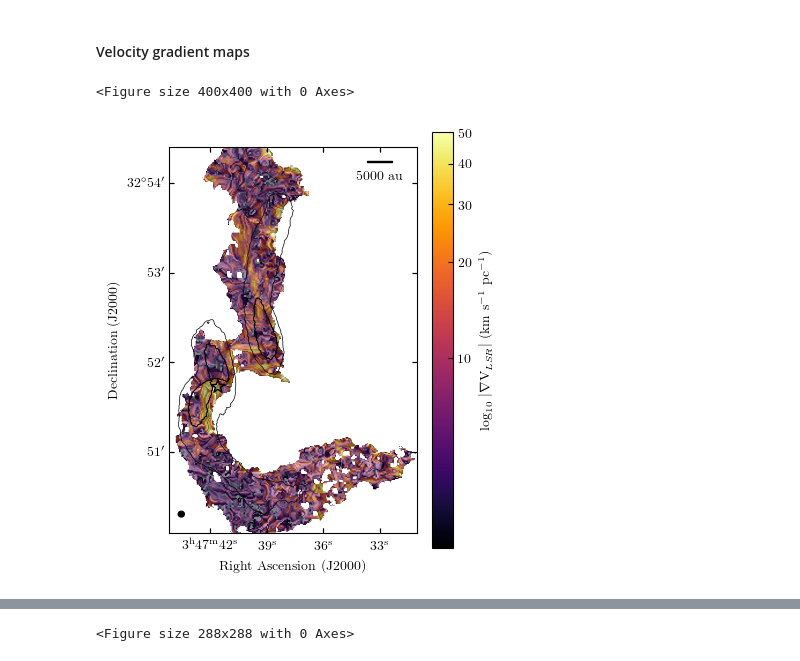
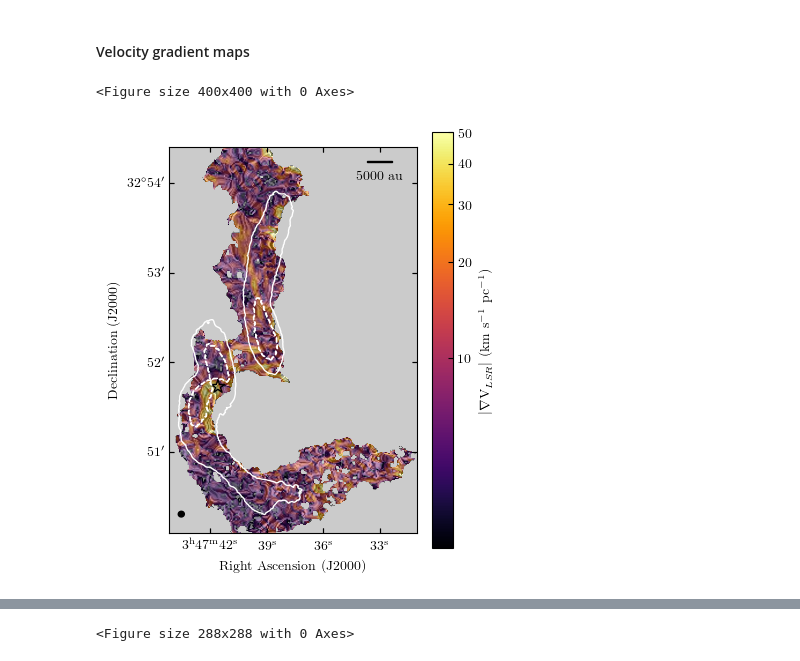
Before and after one commit to tere-valdivia/Barnard_5_infall, a Jupyter notebook: figures.ipynb, the cells around one changed output, grey strips where cells are left out. Drawn from its saved outputs; the diff is of its cells as text; code cells hidden in the pictures.

```diff
--- a/figures.ipynb
+++ b/figures.ipynb
@@ -625,7 +625,8 @@ from astropy.visualization import simple_norm
 
 savefigure = True
 stretch = 'linear'
-cmap = 'inferno'
+cmap = copy(plt.get_cmap('inferno'))
+cmap.set_bad('0.6')
 vmin = 1
 vmax = 50
 vmid = 0.1
@@ -658,36 +659,37 @@ rapix, decpix = wcs.wcs_world2pix([ra_yso], [dec_yso], 0)
 fig = plt.figure(figsize=(4,6))
 gc = fig.add_subplot(111, projection = wcs)
 im = gc.imshow(mapdata, cmap=cmap, interpolation='bilinear',  norm=norm)
-plt.colorbar(im, ax=gc, label=r'log$_{10}$ $|\nabla\mathrm{V}_{LSR}|$ (km s$^{-1}$ pc$^{-1}$)', shrink=0.9)
+plt.colorbar(im, ax=gc, label=r'$|\nabla\mathrm{V}_{LSR}|$ (km s$^{-1}$ pc$^{-1}$)', shrink=0.9)
 
 gc.imshow(vector_data, interpolation='catrom', cmap='binary', alpha=0.5, vmin=0.35, vmax=0.6)
-gc.contour(contdata, levels=np.array([0.5,0.8]), colors='k', transform=gc.get_transform(WCS(fits.getheader(maskC1file))), linewidths=0.5)
-gc.contour(contdata_NH3, levels=nh3mom0levels, colors='k', transform=gc.get_transform(WCS(fits.getheader(nh3mom0file))), linewidths=0.5)
+gc.contour(contdata, levels=np.array([0.5,0.8]), colors='w',linestyles='dashed', transform=gc.get_transform(WCS(fits.getheader(maskC1file))), linewidths=1)
+gc.contour(contdata_NH3, levels=nh3mom0levels, colors='w',  transform=gc.get_transform(WCS(fits.getheader(nh3mom0file))), linewidths=1)
 gc.scatter(ra_yso, dec_yso, marker='*', transform=gc.get_transform('fk5'), s=100,
            edgecolor='k', facecolor='none')
 gc.set_xlim([65,280])
 gc.set_ylim([25,360])
 beam = Ellipse(((280-65)/20+65,(360-25)/20+25), bmaj, bmin, angle=bpa, ec = 'k', fc='k')
 gc.add_patch(beam)
 gc.set_xlabel('Right Ascension (J2000)')
 gc.set_ylabel('Declination (J2000)')
 fontprops = fm.FontProperties(size=10)
 scalebar = AnchoredSizeBar(gc.transData,
                            scalebarpix, '5000 au', 'upper right',
                            pad=0.5,
                            sep=5, borderpad=0.5,
                            color='k',
                            frameon=False,
                            size_vertical=1,
                            fontproperties=fontprops)
 
 gc.add_artist(scalebar)
 
+
 # gc.plot([245, 245+scalebarpix], [350, 350], color='k', lw=1.5)
 # gc.annotate(str(scalebarsize)+' au', (0.8, 0.93), xycoords='axes fraction', color='k', size=10)
 
 if savefigure:
     fig.savefig(figname, dpi=300, bbox_inches='tight')
 # %% [output]
 <Figure size 400x400 with 0 Axes>
-[figure, old version]
+[figure, new version]
```
Also changed, not shown: parts of 12 cells of this notebook, 14 other files.
